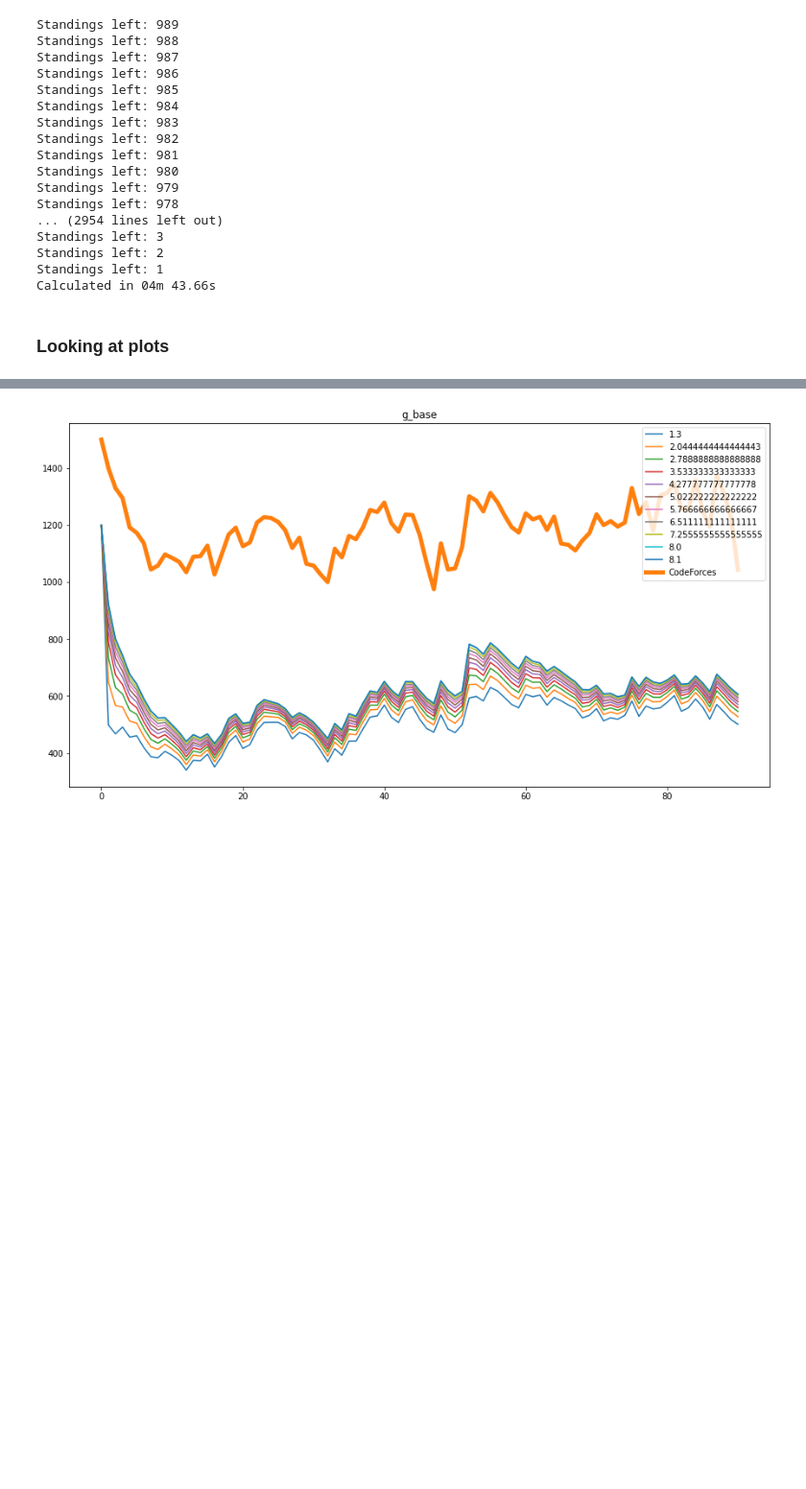
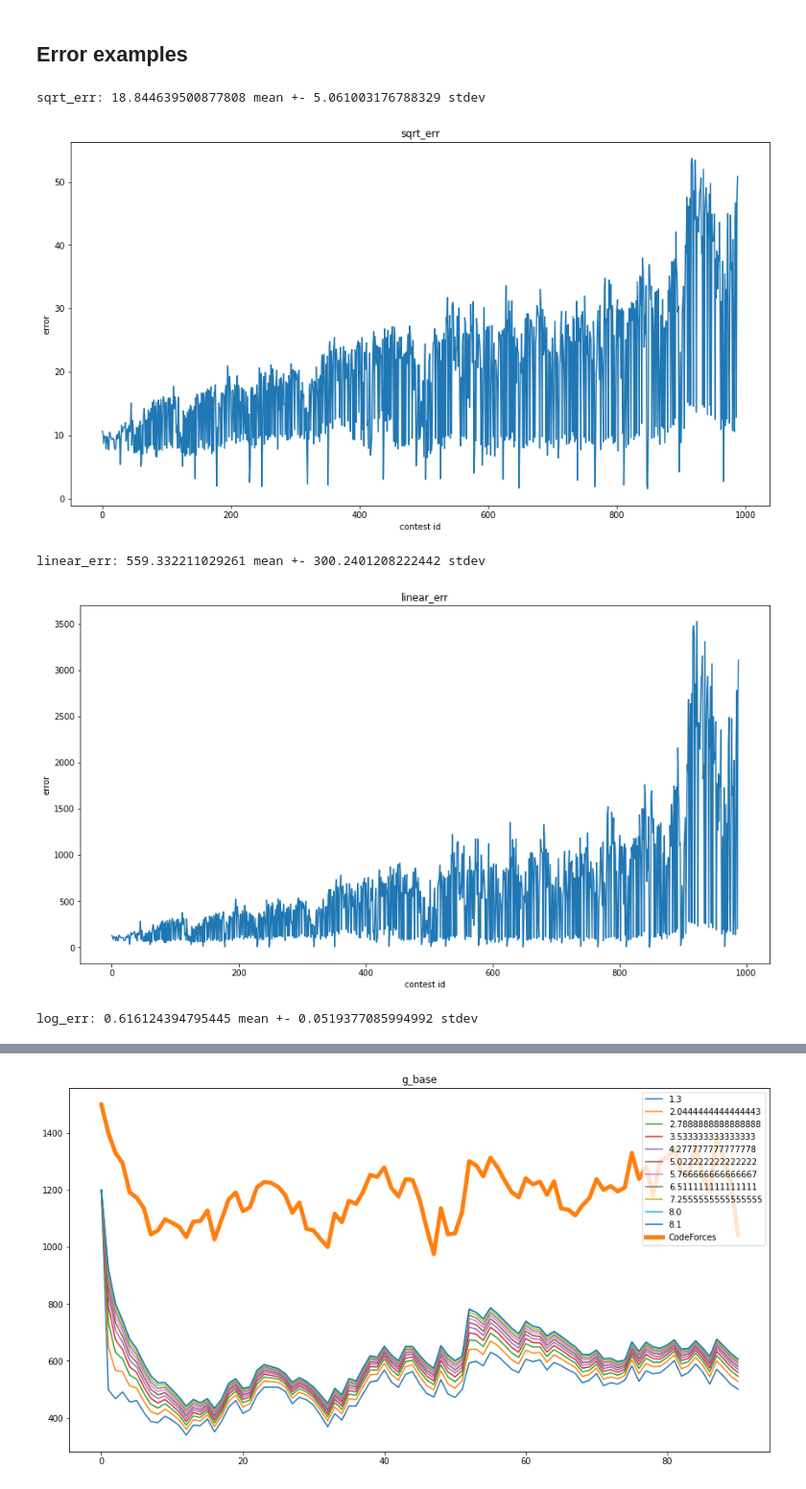
Before and after one commit to wiklam/CF-predictor, a Jupyter notebook: atcoder/atcoder.ipynb, the cells around one changed output, grey strips where cells are left out. Shown at 96% size. Saved outputs shown, nothing was run; the diff lists cells and outputs as text; code cells hidden in the pictures; blank space fills up the shorter version.

```diff
--- a/atcoder/atcoder.ipynb
+++ b/atcoder/atcoder.ipynb
@@ -617,10 +509,0 @@ Calculated in 04m 6.20s
-# %%
-for binsearch_base in binsearch_bases:
-    errors, results = AtCoderRatingSystem(db,
-        err_fun=err_fun,
-        g_base=2, g_power_div=800, binsearch_base=binsearch_base, binsearch_power_div=400, decay=0.9,
-        consider=consider, verbose=True)
-    all_results["binsearch_base"][binsearch_base] = (errors, results)
-
-#     with open(save_file, "wb") as outfile:
-#         pickle.dump(all_results, outfile)
@@ -645,10 +509,0 @@ Calculated in 04m 5.88s
-# %%
-for binsearch_power_div in binsearch_power_divs:
-    errors, results = AtCoderRatingSystem(db,
-        err_fun=err_fun,
-        g_base=2, g_power_div=800, binsearch_base=6, binsearch_power_div=binsearch_power_div, decay=0.9,
-        consider=consider, verbose=True)
-    all_results["binsearch_power_div"][binsearch_power_div] = (errors, results)
-
-#     with open("save.pickle", "wb") as outfile:
-#         pickle.dump(all_results, outfile)
@@ -673,30 +510,21 @@ Calculated in 04m 47.53s
-# %%
-for decay in decays:
-    errors, results = AtCoderRatingSystem(db,
-        err_fun=err_fun,
-        g_base=2, g_power_div=800, binsearch_base=6, binsearch_power_div=400, decay=decay,
-        consider=consider, verbose=True)
-    all_results["decay"][decay] = (errors, results)
-
-#     with open(save_file, "wb") as outfile:
-#         pickle.dump(all_results, outfile)
-# %% [output]
-Standings left: 989
-Standings left: 988
-Standings left: 987
-Standings left: 986
-Standings left: 985
-Standings left: 984
-Standings left: 983
-Standings left: 982
-Standings left: 981
-Standings left: 980
-Standings left: 979
-Standings left: 978
-... (2954 lines left out)
-Standings left: 3
-Standings left: 2
-Standings left: 1
-Calculated in 04m 43.66s
-# %% [markdown]
-### Looking at plots
+# %% [markdown]
+## Error examples
+# %%
+for err_fun_name in all_err_fun_names:
+    errs = list(errors[err_fun_name].values())
+    mean_err = np.mean(errs)
+    std_err = np.std(errs)
+    print(err_fun_name + ":", mean_err, "mean", "+-", std_err / 2, "stdev")
+
+    plt.figure(figsize=(15, 8))
+    plt.plot(errs)
+    plt.xlabel("contest id")
+    plt.ylabel("error")
+    plt.title(err_fun_name)
+    plt.show()
+# %% [output]
+sqrt_err: 18.844639500877808 mean +- 5.061003176788329 stdev
+[figure, added]
+linear_err: 559.332211029261 mean +- 300.2401208222442 stdev
+[figure, added]
+log_err: 0.616124394795445 mean +- 0.0519377085994992 stdev
```
Also changed, not shown: parts of 100 cells of this notebook.
